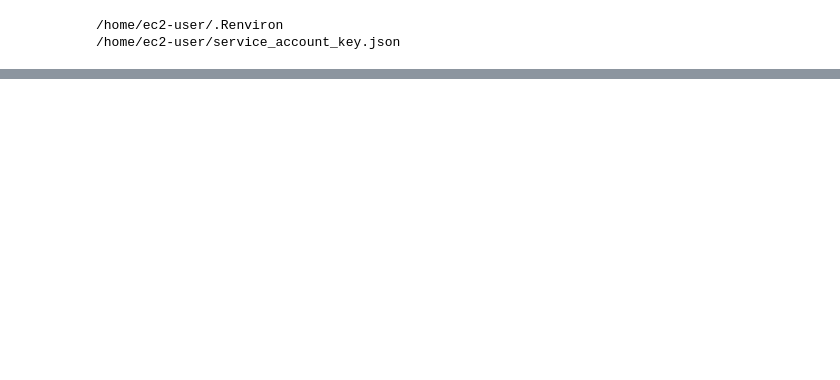
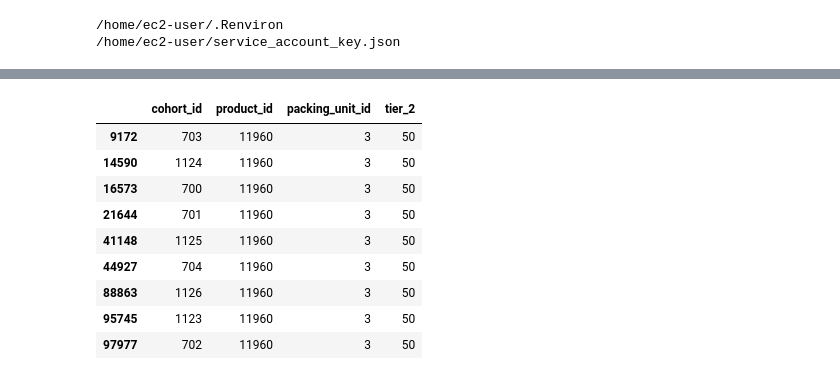
Before and after one commit to Maxab-Growth/Mustafa, a Jupyter notebook: ONE_EGP_PRODUCT.ipynb, the cells around one changed output, grey strips where cells are left out. Cells and saved outputs as stored; diff of their text form; code cells hidden in the pictures; blank space fills up the shorter version.

```diff
--- a/ONE_EGP_PRODUCT.ipynb
+++ b/ONE_EGP_PRODUCT.ipynb
@@ -281,7 +308,19 @@ to_upload
 # %%
 cart_rules_data = chosen_cart.copy()
-cart_rules_data['tier_2']=1
+cart_rules_data['tier_2']=50
 cart_rules_data=cart_rules_data[['cohort_id','product_id','packing_unit_id','tier_2']]
+cart_rules_data
+# %% [output]
+|  | cohort_id | product_id | packing_unit_id | tier_2 |
+| 9172 | 703 | 11960 | 3 | 50 |
+| 14590 | 1124 | 11960 | 3 | 50 |
+| 16573 | 700 | 11960 | 3 | 50 |
+| 21644 | 701 | 11960 | 3 | 50 |
+| 41148 | 1125 | 11960 | 3 | 50 |
+| 44927 | 704 | 11960 | 3 | 50 |
+| 88863 | 1126 | 11960 | 3 | 50 |
+| 95745 | 1123 | 11960 | 3 | 50 |
+| 97977 | 702 | 11960 | 3 | 50 |
 # %%
 if recover:
     to_upload = chosen_prices.copy()
```
Also changed, not shown: parts of 12 cells of this notebook, 51 other files.
